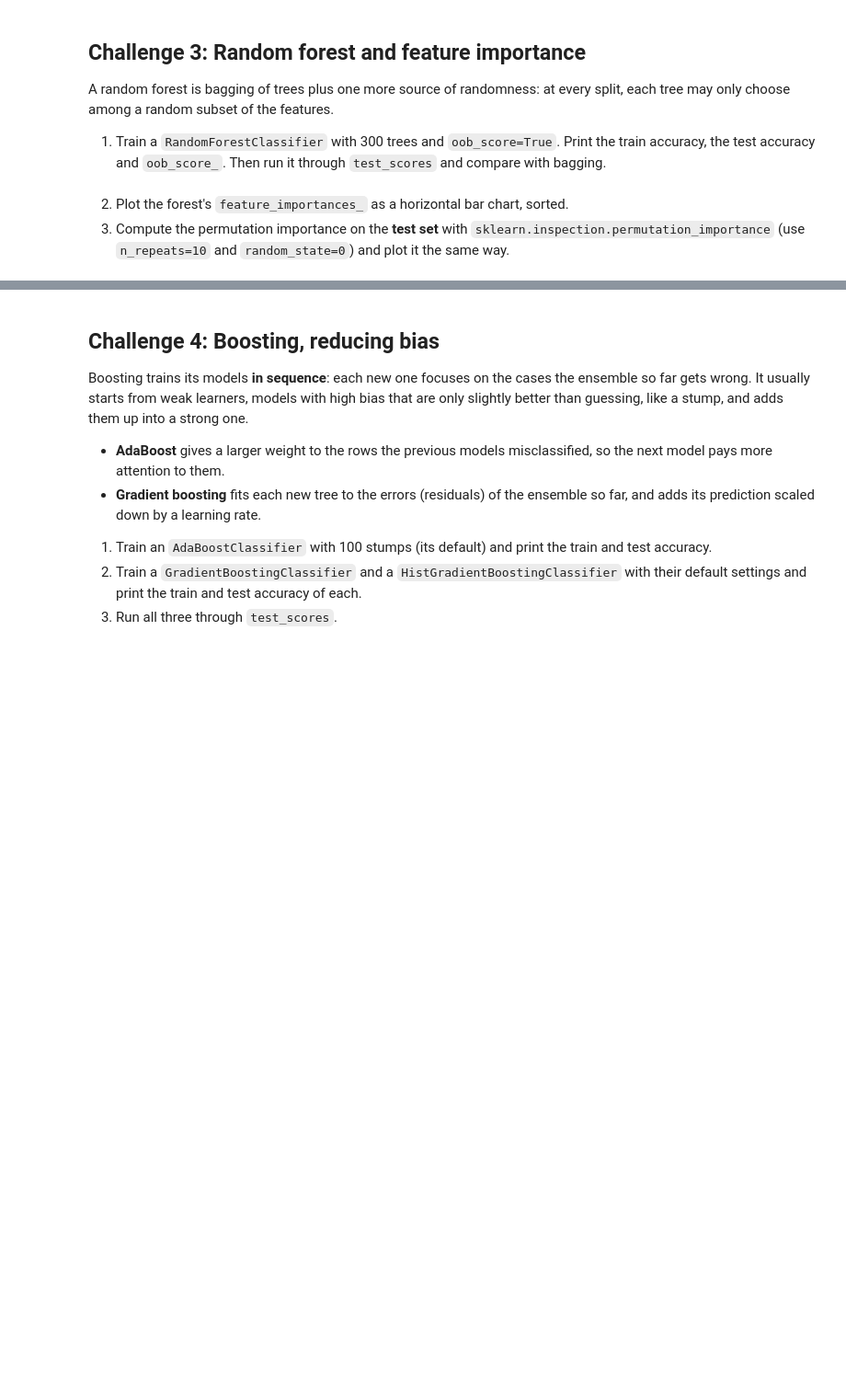
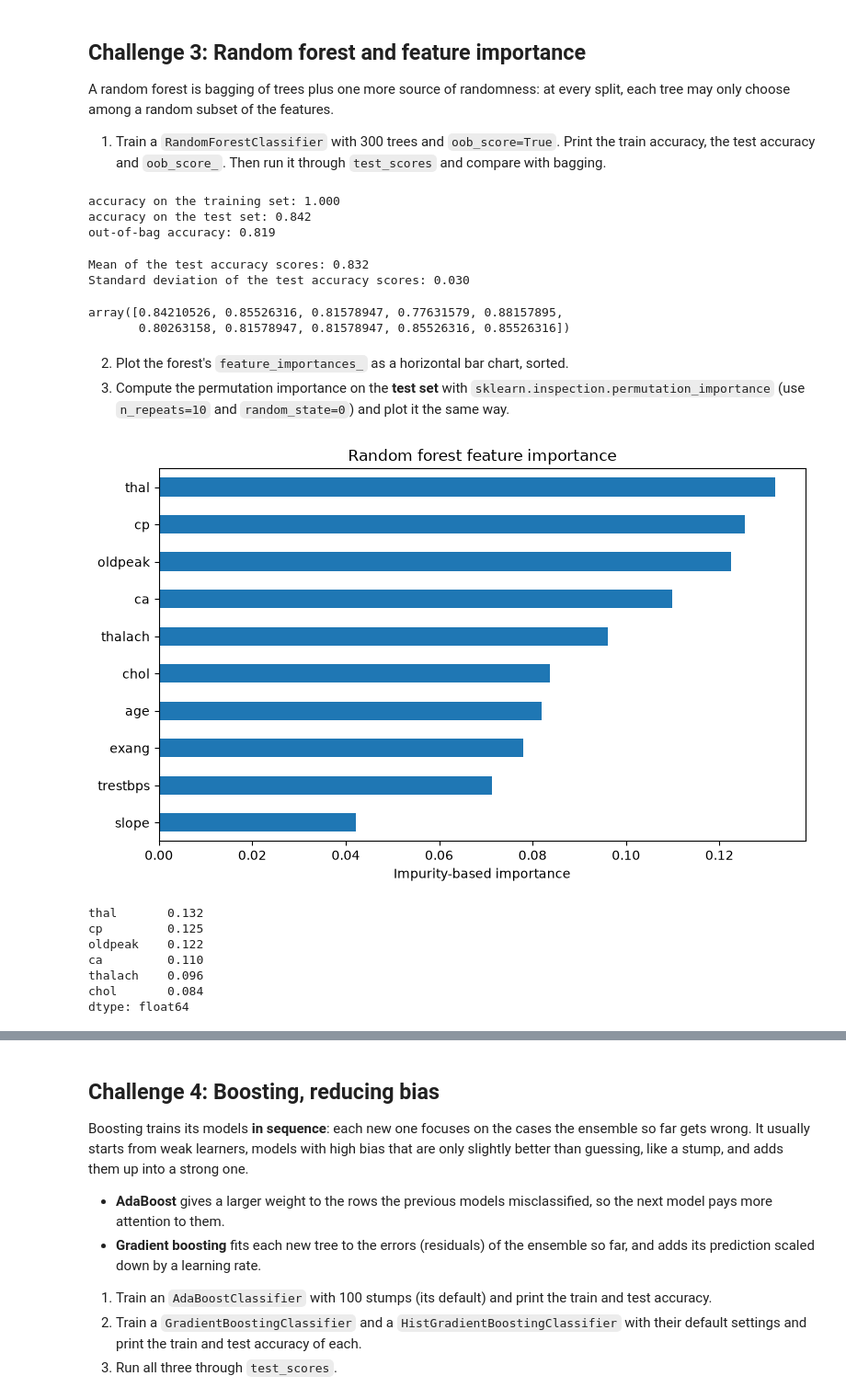
Before and after one commit to ironhack-labs/lab-ensembles, a Jupyter notebook: your-code/main.ipynb, the cells around one changed output, grey strips where cells are left out. Shown at 92% size. Drawn from its saved outputs; the diff is of its cells as text; code cells hidden in the pictures; blank space fills up the shorter version.

```diff
--- a/your-code/main.ipynb
+++ b/your-code/main.ipynb
@@ -89,10 +186,42 @@ from sklearn.ensemble import RandomForestClassifier
+# %%
+forest = RandomForestClassifier(
+    n_estimators=300, random_state=0, oob_score=True, n_jobs=-1
+).fit(X_train, y_train)
+y_train_pred = forest.predict(X_train)
+y_test_pred = forest.predict(X_test)
+
+print(f"accuracy on the training set: {accuracy_score(y_train, y_train_pred):.3f}")
+print(f"accuracy on the test set: {accuracy_score(y_test, y_test_pred):.3f}")
+print(f"out-of-bag accuracy: {forest.oob_score_:.3f}")
+# %% [output]
+accuracy on the training set: 1.000
+accuracy on the test set: 0.842
+out-of-bag accuracy: 0.819
+# %%
+test_scores(forest)
+# %% [output]
+Mean of the test accuracy scores: 0.832
+Standard deviation of the test accuracy scores: 0.030
+array([0.84210526, 0.85526316, 0.81578947, 0.77631579, 0.88157895,
+       0.80263158, 0.81578947, 0.81578947, 0.85526316, 0.85526316])
 # %% [markdown]
 2. Plot the forest's `feature_importances_` as a horizontal bar chart, sorted.
 3. Compute the permutation importance on the **test set** with `sklearn.inspection.permutation_importance` (use `n_repeats=10` and `random_state=0`) and plot it the same way.
 # %%
-from sklearn.inspection import permutation_importance
-
-# 2. Impurity-based importance
-
-
-# 3. Permutation importance
+impurity_imp = pd.Series(forest.feature_importances_, index=X.columns).sort_values()
+plt.figure(figsize=(8, 5))
+impurity_imp.tail(10).plot.barh()
+plt.xlabel("Impurity-based importance")
+plt.title("Random forest feature importance")
+plt.tight_layout()
+plt.show()
+impurity_imp.sort_values(ascending=False).head(6).round(3)
+# %% [output]
+[figure, added]
+thal       0.132
+cp         0.125
+oldpeak    0.122
+ca         0.110
+thalach    0.096
+chol       0.084
+dtype: float64
```
Also changed, not shown: parts of 34 cells of this notebook.
